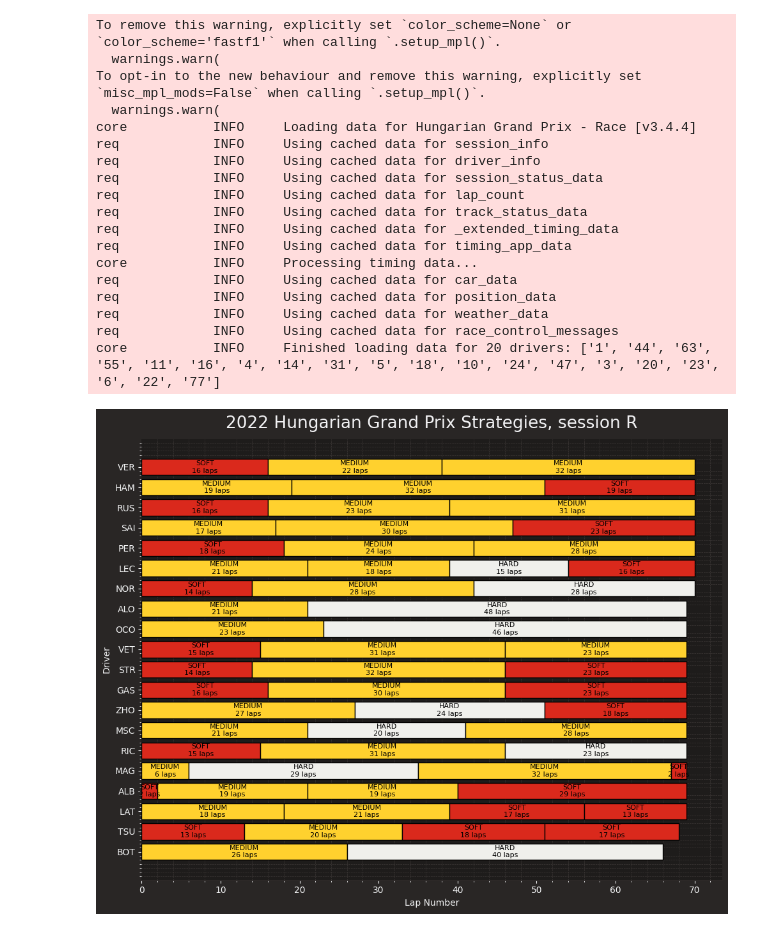
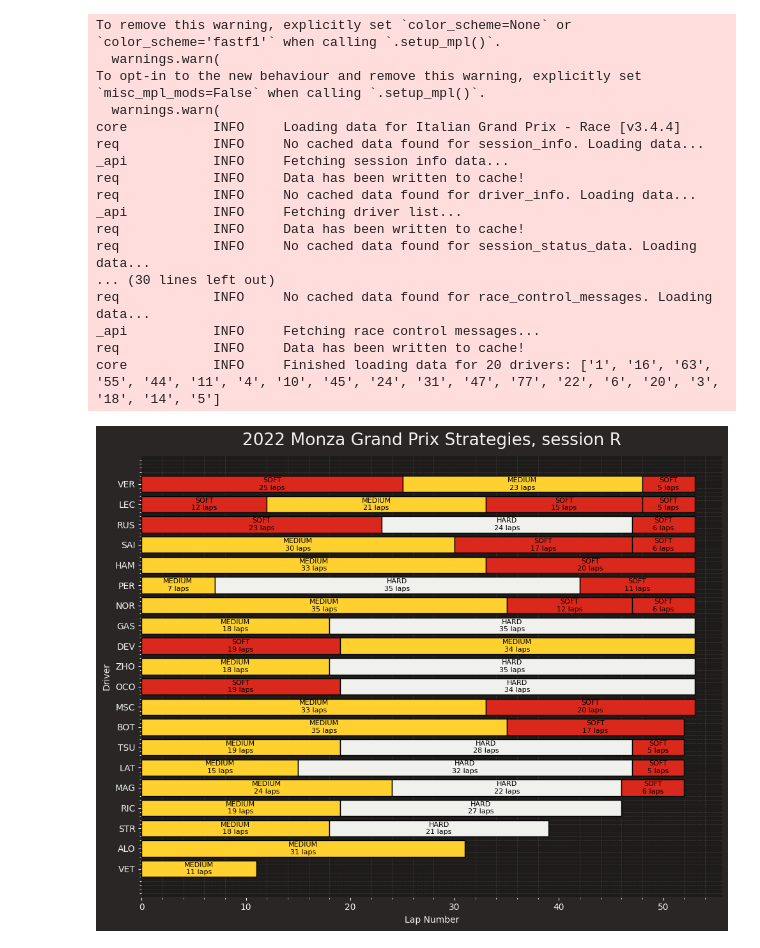
Before and after one commit to Vladinsky/fasftF1, a Jupyter notebook: strategie_per_gara.ipynb, the cells around one changed output. Saved outputs shown, nothing was run; the diff lists cells and outputs as text; code cells hidden in the pictures.

Commit message:
Monza_2023

```diff
--- a/strategie_per_gara.ipynb
+++ b/strategie_per_gara.ipynb
@@ -105,8 +104,8 @@ fastf1.plotting.setup_mpl()
 
 # Define the race details
 year = 2022
-gran_prix = "Hungarian"
-sessionG = 'R'  # Race session
+gran_prix = "Monza"
+sessionG = 'R'  # Race session 1 letter Q o R
 
 # Load the session data (race, qualifying, etc.)
 session = fastf1.get_session(year, gran_prix, sessionG)
@@ -158,45 +157,44 @@ for driver in drivers:
             fontsize=8  # Font size of the text
         )
 
         # Update the starting point for the next stint
         previous_stint_end += row["StintLength"]
 
 # Customize the plot
 plt.title(f"{year} {gran_prix} Grand Prix Strategies, session {sessionG}")  # Add a title
 plt.xlabel("Lap Number")  # Label for the x-axis
 plt.ylabel("Driver")  # Label for the y-axis
 plt.grid(False)  # Turn off the grid
 
 # Invert the y-axis so the driver who finished first is at the top
 ax.invert_yaxis()
 
 # Remove unnecessary borders (spines) around the plot
 ax.spines['top'].set_visible(False)
 ax.spines['right'].set_visible(False)
 ax.spines['left'].set_visible(False)
 
 # Adjust the layout to make everything fit nicely
 plt.tight_layout()
 
 # Show the plot
 plt.show()
 # %% [output]
 To remove this warning, explicitly set `color_scheme=None` or `color_scheme='fastf1'` when calling `.setup_mpl()`.
   warnings.warn(
 To opt-in to the new behaviour and remove this warning, explicitly set `misc_mpl_mods=False` when calling `.setup_mpl()`.
   warnings.warn(
-core           INFO     Loading data for Hungarian Grand Prix - Race [v3.4.4]
-req            INFO     Using cached data for session_info
-req            INFO     Using cached data for driver_info
-req            INFO     Using cached data for session_status_data
-req            INFO     Using cached data for lap_count
-req            INFO     Using cached data for track_status_data
-req            INFO     Using cached data for _extended_timing_data
-req            INFO     Using cached data for timing_app_data
-core           INFO     Processing timing data...
-req            INFO     Using cached data for car_data
-req            INFO     Using cached data for position_data
-req            INFO     Using cached data for weather_data
-req            INFO     Using cached data for race_control_messages
-core           INFO     Finished loading data for 20 drivers: ['1', '44', '63', '55', '11', '16', '4', '14', '31', '5', '18', '10', '24', '47', '3', '20', '23', '6', '22', '77']
+core           INFO     Loading data for Italian Grand Prix - Race [v3.4.4]
+req            INFO     No cached data found for session_info. Loading data...
+_api           INFO     Fetching session info data...
+req            INFO     Data has been written to cache!
+req            INFO     No cached data found for driver_info. Loading data...
+_api           INFO     Fetching driver list...
+req            INFO     Data has been written to cache!
+req            INFO     No cached data found for session_status_data. Loading data...
+... (30 lines left out)
+req            INFO     No cached data found for race_control_messages. Loading data...
+_api           INFO     Fetching race control messages...
+req            INFO     Data has been written to cache!
+core           INFO     Finished loading data for 20 drivers: ['1', '16', '63', '55', '44', '11', '4', '10', '45', '24', '31', '47', '77', '22', '6', '20', '3', '18', '14', '5']
-[figure, old version]
+[figure, new version]
```
Also changed, not shown: parts of 1 cell of this notebook.
